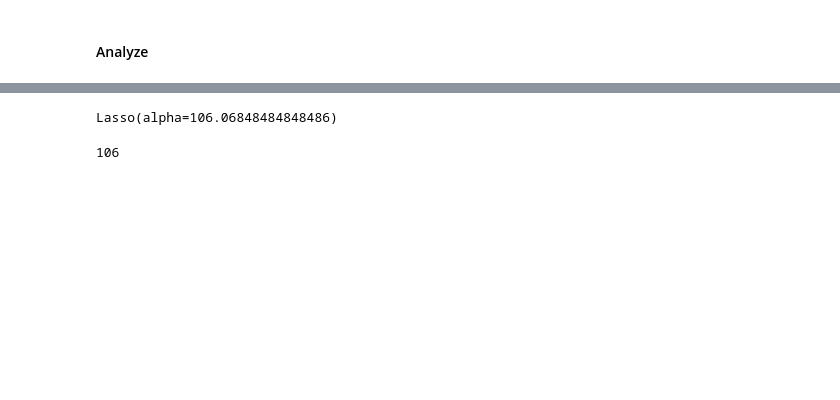
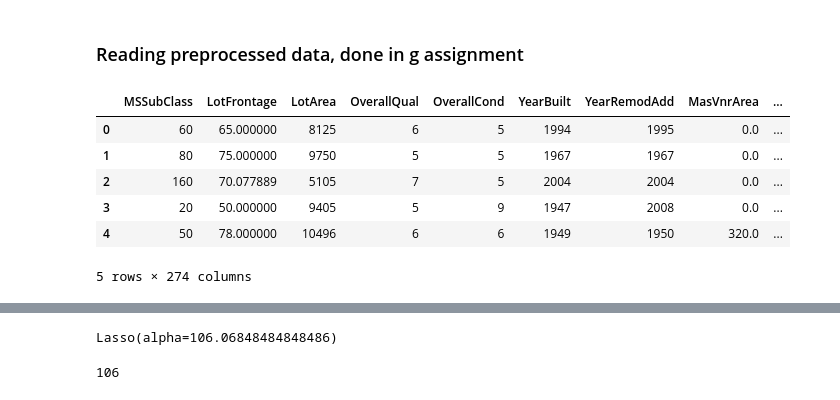
Before and after one commit to AntonMaxen/applied-ai, a Jupyter notebook: assignment_2/regression_vg.ipynb, the cells around one changed output, grey strips where cells are left out. Drawn from its saved outputs; the diff is of its cells as text; code cells hidden in the pictures; blank space fills up the shorter version.

```diff
--- a/assignment_2/regression_vg.ipynb
+++ b/assignment_2/regression_vg.ipynb
@@ -13,4 +13,4 @@ from sklearn.linear_model import Lasso, LassoCV
+# %% [markdown]
+### Reading preprocessed data, done in g assignment
 # %%
 regression_df = pd.read_csv('./data/regression_cleaned.csv')
-# %% [markdown]
-#### Analyze
@@ -18,0 +17,10 @@ corr_matrix = regression_df.corr()
+# %%
+regression_df.head()
+# %% [output]
+|  | MSSubClass | LotFrontage | LotArea | OverallQual | OverallCond | YearBuilt | YearRemodAdd | MasVnrArea | ... |
+| 0 | 60 | 65.000000 | 8125 | 6 | 5 | 1994 | 1995 | 0.0 | ... |
+| 1 | 80 | 75.000000 | 9750 | 5 | 5 | 1967 | 1967 | 0.0 | ... |
+| 2 | 160 | 70.077889 | 5105 | 7 | 5 | 2004 | 2004 | 0.0 | ... |
+| 3 | 20 | 50.000000 | 9405 | 5 | 9 | 1947 | 2008 | 0.0 | ... |
+| 4 | 50 | 78.000000 | 10496 | 6 | 6 | 1949 | 1950 | 320.0 | ... |
+5 rows × 274 columns
```
Also changed, not shown: parts of 37 cells of this notebook, 1 other file.
